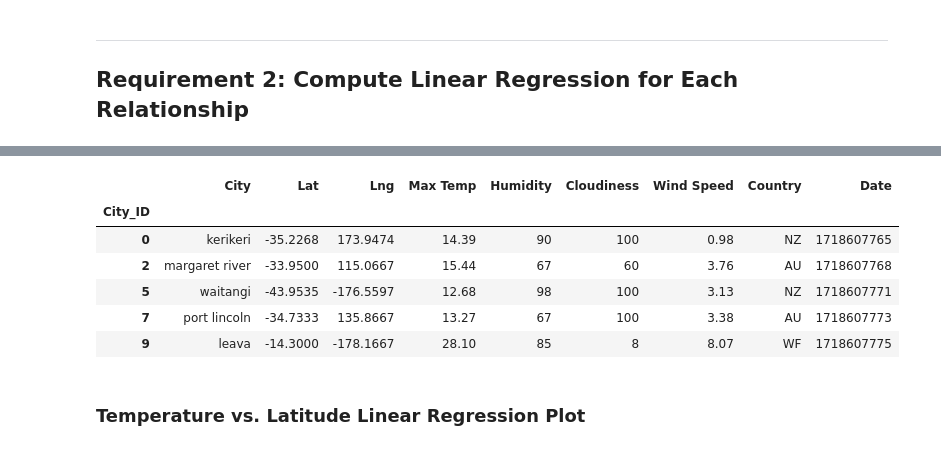
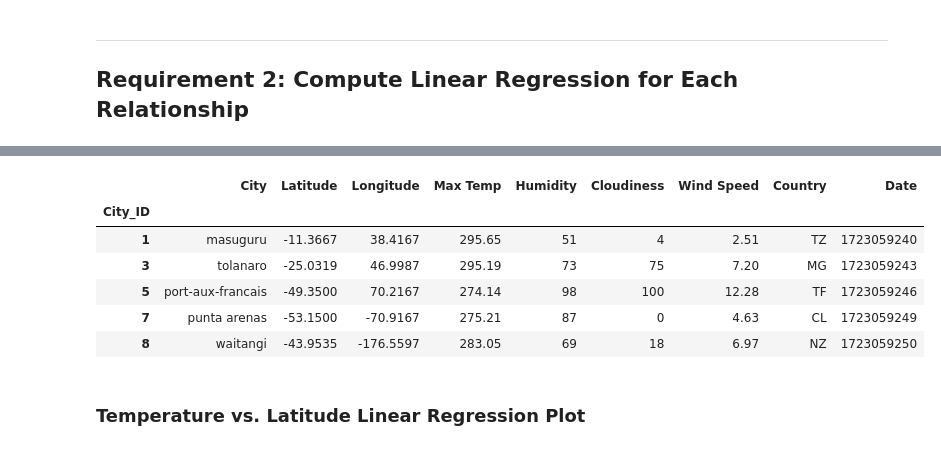
Before and after one commit to Daemch/python_api_challenge, a Jupyter notebook: WeatherPy/WeatherPy.ipynb, the cells around one changed output, grey strips where cells are left out. Drawn from its saved outputs; the diff is of its cells as text; code cells hidden in the pictures.

```diff
--- a/WeatherPy/WeatherPy.ipynb
+++ b/WeatherPy/WeatherPy.ipynb
@@ -270,16 +296,16 @@ northern_hemi_df.head()
 # %%
 # Create a DataFrame with the Southern Hemisphere data (Latitude < 0)
-# YOUR CODE HERE
+southern_hemi_df = city_data_df[city_data_df['Latitude'] <= 0]
 
 # Display sample data
 southern_hemi_df.head()
 # %% [output]
-|  | City | Lat | Lng | Max Temp | Humidity | Cloudiness | Wind Speed | Country | Date |
+|  | City | Latitude | Longitude | Max Temp | Humidity | Cloudiness | Wind Speed | Country | Date |
 | City_ID |  |  |  |  |  |  |  |  |  |
-| 0 | kerikeri | -35.2268 | 173.9474 | 14.39 | 90 | 100 | 0.98 | NZ | 1718607765 |
-| 2 | margaret river | -33.9500 | 115.0667 | 15.44 | 67 | 60 | 3.76 | AU | 1718607768 |
-| 5 | waitangi | -43.9535 | -176.5597 | 12.68 | 98 | 100 | 3.13 | NZ | 1718607771 |
-| 7 | port lincoln | -34.7333 | 135.8667 | 13.27 | 67 | 100 | 3.38 | AU | 1718607773 |
-| 9 | leava | -14.3000 | -178.1667 | 28.10 | 85 | 8 | 8.07 | WF | 1718607775 |
+| 1 | masuguru | -11.3667 | 38.4167 | 295.65 | 51 | 4 | 2.51 | TZ | 1723059240 |
+| 3 | tolanaro | -25.0319 | 46.9987 | 295.19 | 73 | 75 | 7.20 | MG | 1723059243 |
+| 5 | port-aux-francais | -49.3500 | 70.2167 | 274.14 | 98 | 100 | 12.28 | TF | 1723059246 |
+| 7 | punta arenas | -53.1500 | -70.9167 | 275.21 | 87 | 0 | 4.63 | CL | 1723059249 |
+| 8 | waitangi | -43.9535 | -176.5597 | 283.05 | 69 | 18 | 6.97 | NZ | 1723059250 |
 # %% [markdown]
 ###  Temperature vs. Latitude Linear Regression Plot
```
Also changed, not shown: parts of 12 cells of this notebook.
